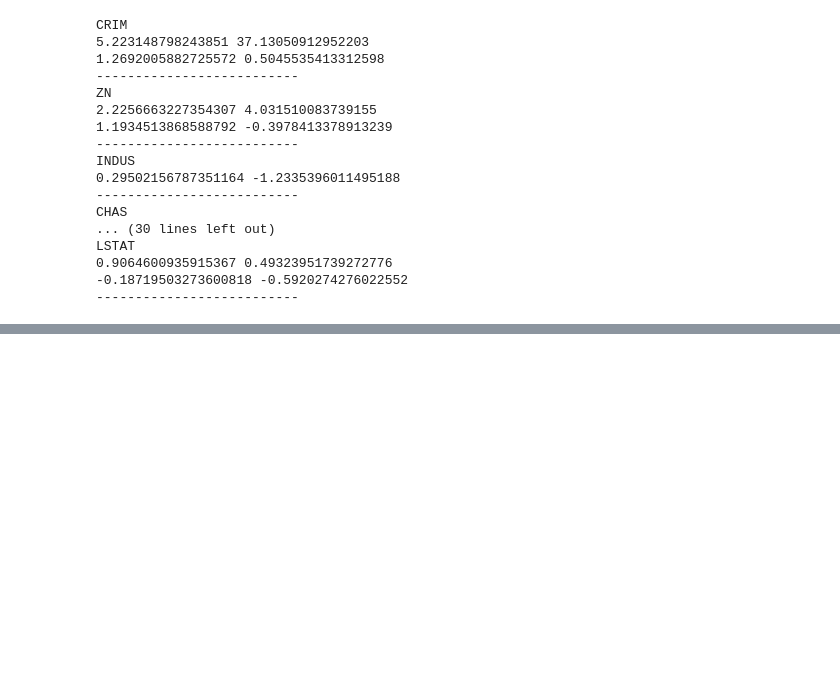
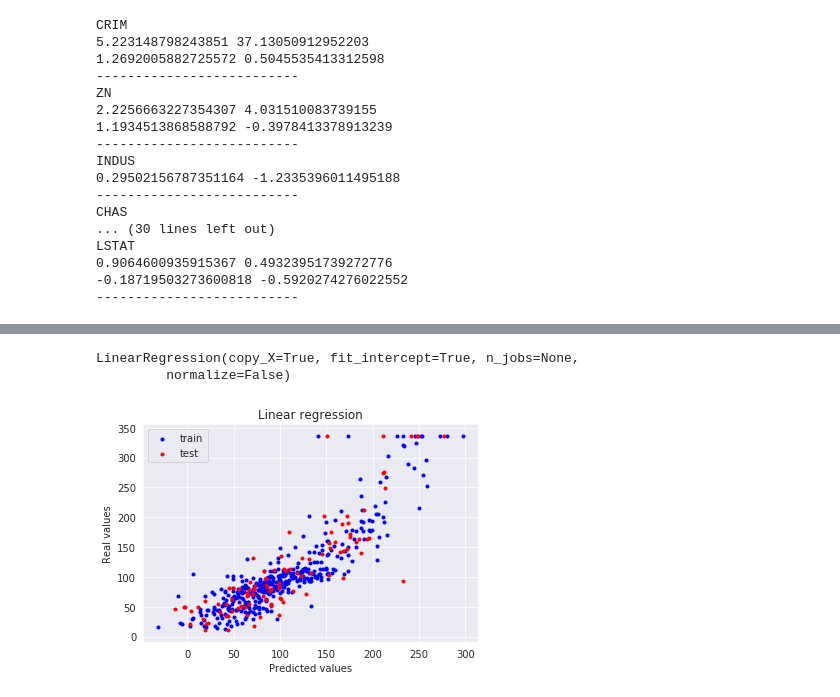
Before and after one commit to jk7g14/House-Price-Prediction, a Jupyter notebook: house-price-prediction-part2.ipynb, the cells around one changed output, grey strips where cells are left out. Saved outputs shown, nothing was run; the diff lists cells and outputs as text; code cells hidden in the pictures; blank space fills up the shorter version.

Commit message:
Add regression

```diff
--- a/house-price-prediction-part2.ipynb
+++ b/house-price-prediction-part2.ipynb
@@ -88,0 +69,6 @@ pd.DataFrame
+# %%
+X_train, X_test, y_train, y_test = train_test_split(data, y, test_size = 0.2, random_state = 101)
+print("X_train : " + str(X_train.shape))
+print("X_test : " + str(X_test.shape))
+print("y_train : " + str(y_train.shape))
+print("y_test : " + str(y_test.shape))
@@ -88,0 +101,4 @@ pd.DataFrame
+# %%
+stdSc = StandardScaler()
+X_train.loc[:, num_features] = stdSc.fit_transform(X_train.loc[:, num_features])
+X_test.loc[:, num_features] = stdSc.transform(X_test.loc[:, num_features])
@@ -88,0 +126,20 @@ pd.DataFrame
+# %%
+lr = LinearRegression()
+lr.fit(X_train, y_train)
+# %% [output]
+LinearRegression(copy_X=True, fit_intercept=True, n_jobs=None,
+         normalize=False)
+# %%
+y_train_pred = lr.predict(X_train)
+y_test_pred = lr.predict(X_test)
+# %%
+# Plot predictions
+plt.scatter(y_train_pred, y_train, c = "blue", marker = ".", label = "train")
+plt.scatter(y_test_pred, y_test, c = "red", marker = ".", label = "test")
+plt.title("Linear regression")
+plt.xlabel("Predicted values")
+plt.ylabel("Real values")
+plt.legend(loc = "upper left")
+plt.show()
+# %% [output]
+[figure, added]
```
Also changed, not shown: parts of 10 cells of this notebook, 1 other file.
